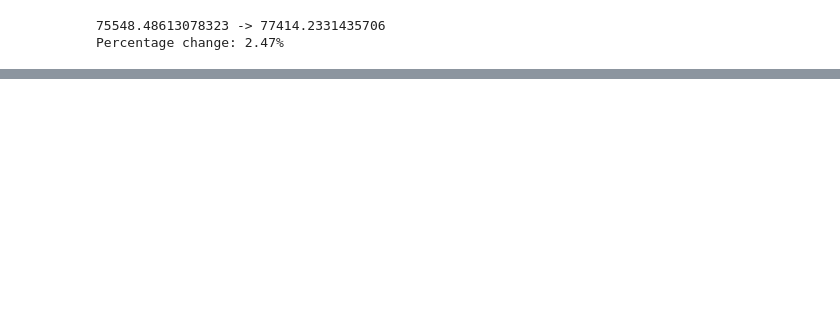
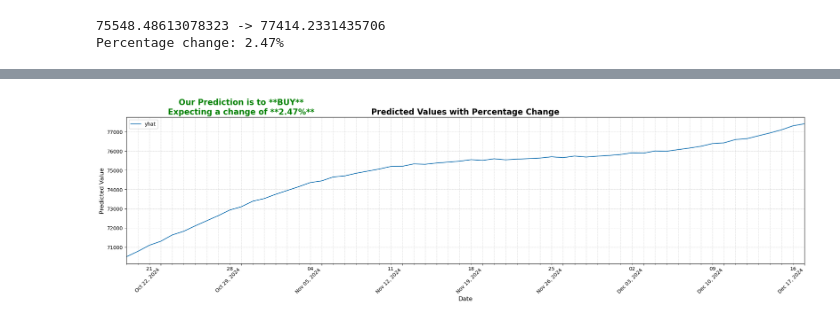
Before and after one commit to Seomzo/Project-1---Money-Printer, a Jupyter notebook: price-predictor/crypto_price_predictor_visualizer.ipynb, the cells around one changed output, grey strips where cells are left out. Drawn from its saved outputs; the diff is of its cells as text; code cells hidden in the pictures; blank space fills up the shorter version.

```diff
--- a/price-predictor/crypto_price_predictor_visualizer.ipynb
+++ b/price-predictor/crypto_price_predictor_visualizer.ipynb
@@ -434,0 +458,52 @@ plt.show()
+# %%
+import matplotlib.dates as mdates
+
+# Plotting the data
+fig, ax = plt.subplots(figsize=(20, 6))
+last_60_rows.plot(x='ds', y='yhat', ax=ax)
+
+# Formatting the x-axis for better date readability
+ax.xaxis.set_major_locator(mdates.WeekdayLocator(interval=1))  # Show every week
+ax.xaxis.set_major_formatter(mdates.DateFormatter('%b %d, %Y'))  # Format as 'Month Day, Year'
+plt.xticks(rotation=45, ha='right')  # Rotate x-axis labels for better readability
+
+# Calculate the percentage change
+percentage_change = ((month_later_price - tomorrow_price) / tomorrow_price) * 100
+
+# Add the prediction text
+if percentage_change > 0:
+    prediction_text = f'Our Prediction is to **BUY**\nExpecting a change of **{percentage_change:.2f}%**'
+    plt.text(
+        last_60_rows['ds'].iloc[-50],
+        last_60_rows['yhat'].iloc[-1] + 500,  # Adjust y-position to avoid overlap
+        prediction_text,
+        fontsize=16,
+        fontweight='bold',
+        color='green',
+        ha='center'
+    )
+else:
+    prediction_text = f'Our Prediction is to **SELL**\nExpecting a change of **{percentage_change:.2f}%**'
+    plt.text(
+        last_60_rows['ds'].iloc[-50],
+        last_60_rows['yhat'].iloc[-1] + 500,  # Adjust y-position to avoid overlap
+        prediction_text,
+        fontsize=16,
+        fontweight='bold',
+        color='red',
+        ha='center'
+    )
+
+# Add labels and title
+plt.title('Predicted Values with Percentage Change', fontsize=16, fontweight='bold')
+plt.xlabel('Date', fontsize=12)
+plt.ylabel('Predicted Value', fontsize=12)
+
+# Show grid for better visualization
+plt.grid(visible=True, which='both', linestyle='--', linewidth=0.5, alpha=0.7)
+
+# Adjust layout and show the plot
+plt.tight_layout()
+plt.show()
+# %% [output]
+[figure, added]
```
Also changed, not shown: parts of 34 cells of this notebook.
